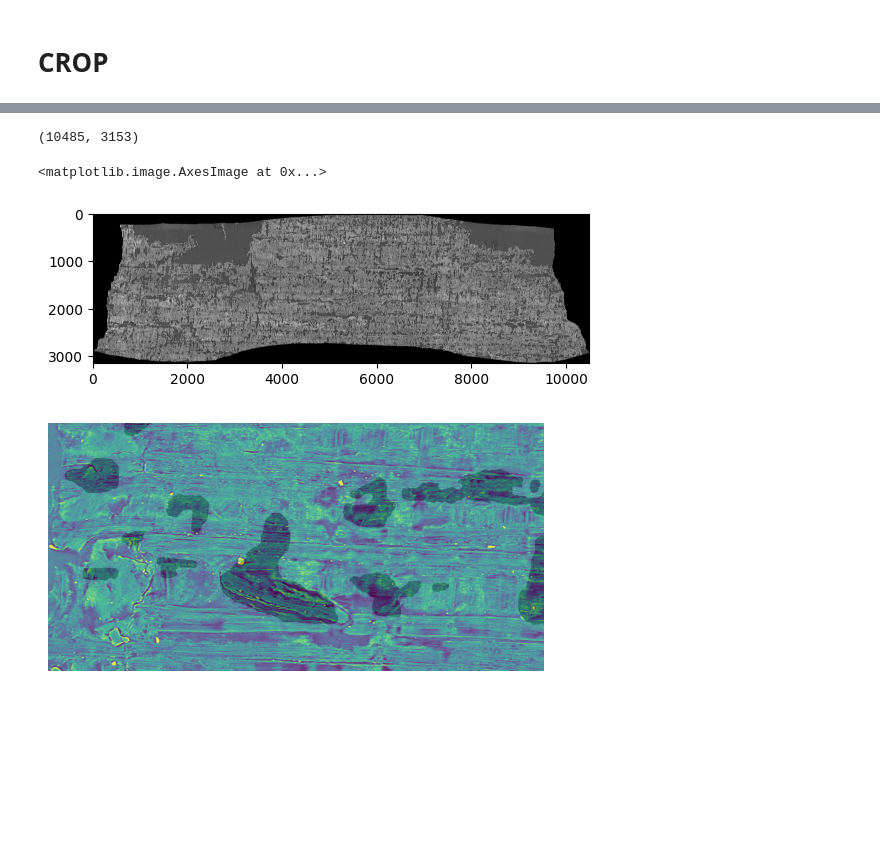
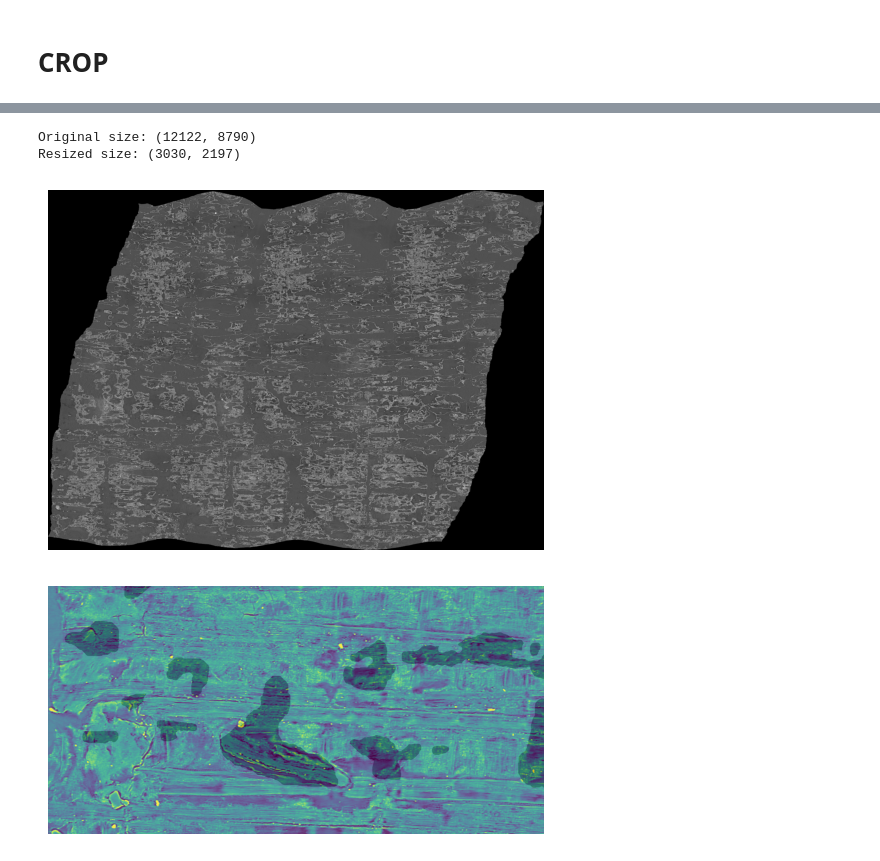
Before and after one commit to dionvou/vesuvius_ink_detection, a Jupyter notebook: notebooks/helper_notebook.ipynb, the cells around one changed output, grey strips where cells are left out. Saved outputs shown, nothing was run; the diff lists cells and outputs as text; code cells hidden in the pictures; blank space fills up the shorter version.

```diff
--- a/notebooks/helper_notebook.ipynb
+++ b/notebooks/helper_notebook.ipynb
@@ -54,22 +0,0 @@ plt.show()
-# %%
-import os
-import matplotlib.pyplot as plt
-from PIL import Image
-import numpy as np
-
-# Allow very large images
-Image.MAX_IMAGE_PIXELS = None
-
-# Load the image in grayscale
-img1 = Image.open("wandb/run-20250721_182903-9lgzto39/files/media/images/masks_5941_66d1f94a422a243997c2.png").convert("L")
-
-# Resize: downscale while keeping aspect ratio
-# For example, resize to max width or height of 1024 pixels
-max_size = (1024, 1024)
-img1_resized = img1.resize(max_size, Image.LANCZOS)
-
-# Display the resized image
-plt.imshow(img1_resized, cmap='gray')
-plt.title("Resized Image")
-plt.axis('off')
-plt.show()
@@ -174,13 +116,24 @@ Cropping complete for frag1.
 # %%
 from PIL import Image
 import matplotlib.pyplot as plt
-img = Image.open('../train_scrolls/20231215151901/layers/32.tif')
-print(img.size)
-plt.imshow(img, cmap='gray')
+
+# Open image
+img = Image.open('../train_scrolls/20231210132040/layers/01.tif')
+print("Original size:", img.size)
+
+# Resize to 1/4 size
+new_size = (img.size[0] // 4, img.size[1] // 4)
+img_small = img.resize(new_size, Image.LANCZOS)
+print("Resized size:", img_small.size)
+
+# Show image
+plt.imshow(img_small, cmap='gray')
+plt.axis('off')
+plt.show()
 # %% [output]
-(10485, 3153)
+Original size: (12122, 8790)
+Resized size: (3030, 2197)
-<matplotlib.image.AxesImage at 0x...>
-[figure, old version]
+[figure, new version]
 # %%
 from PIL import Image
 import matplotlib.pyplot as plt
```
Also changed, not shown: parts of 6 cells of this notebook, 29 other files.
